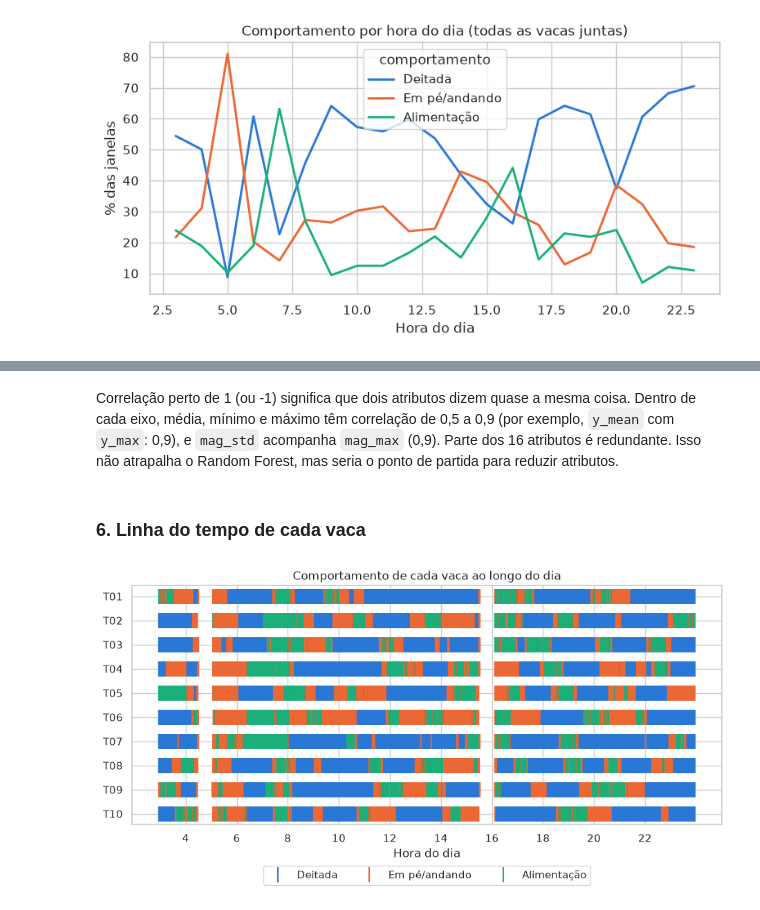
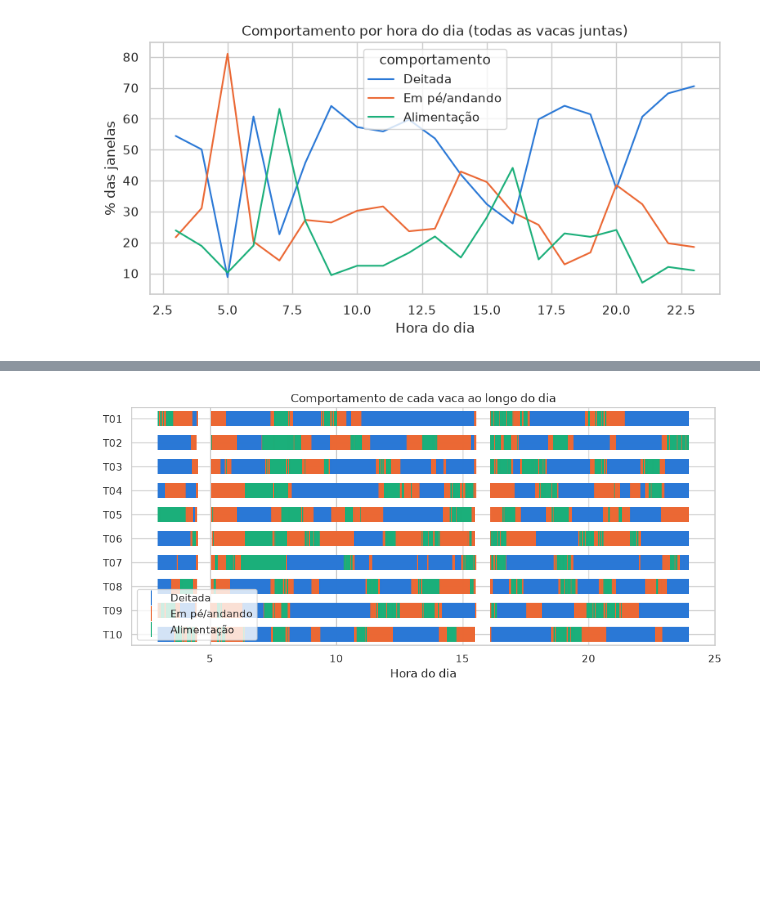
Before and after one commit to maicongiehl/unijui-pcd-cow-behavior-classification, a Jupyter notebook: inspect.ipynb, the cells around one changed output, grey strips where cells are left out. Saved outputs shown, nothing was run; the diff lists cells and outputs as text; code cells hidden in the pictures; blank space fills up the shorter version.

```diff
--- a/inspect.ipynb
+++ b/inspect.ipynb
@@ -207,20 +134,16 @@ plt.show()
-# %% [markdown]
-Correlação perto de 1 (ou -1) significa que dois atributos dizem quase a mesma coisa. Dentro de cada eixo, média, mínimo e máximo têm correlação de 0,5 a 0,9 (por exemplo, `y_mean` com `y_max`: 0,9), e `mag_std` acompanha `mag_max` (0,9). Parte dos 16 atributos é redundante. Isso não atrapalha o Random Forest, mas seria o ponto de partida para reduzir atributos.
-# %% [markdown]
-### 6. Linha do tempo de cada vaca
 # %%
+# Linha do tempo por vaca: os blocos contínuos justificam usar janelas vizinhas, e as lacunas simultâneas provavelmente são saídas do curral
 # 1. Plotar um traço vertical para cada janela de 10 s (linha = vaca, eixo x = hora)
 plt.figure(figsize=(11, 4.5))
 sns.scatterplot(
     data=df, x="hora_decimal", y="vaca_id", hue="comportamento", hue_order=ordem,
-    palette=cores, marker="|", s=250, linewidth=1.5,
+    palette=cores, marker="|", s=250,
 )
-plt.xticks(range(4, 24, 2))
 plt.title("Comportamento de cada vaca ao longo do dia")
 plt.xlabel("Hora do dia")
 plt.ylabel("")
-plt.legend(ncol=3, loc="upper center", bbox_to_anchor=(0.5, -0.15))
-plt.savefig("figuras/06_linha_do_tempo_vacas.png", dpi=150, bbox_inches="tight")
+plt.legend()
+plt.savefig("figuras/04_linha_do_tempo_vacas.png", bbox_inches="tight")
 plt.show()
 # %% [output]
-[figure, old version]
+[figure, new version]
```
Also changed, not shown: parts of 20 cells of this notebook, 17 other files.
